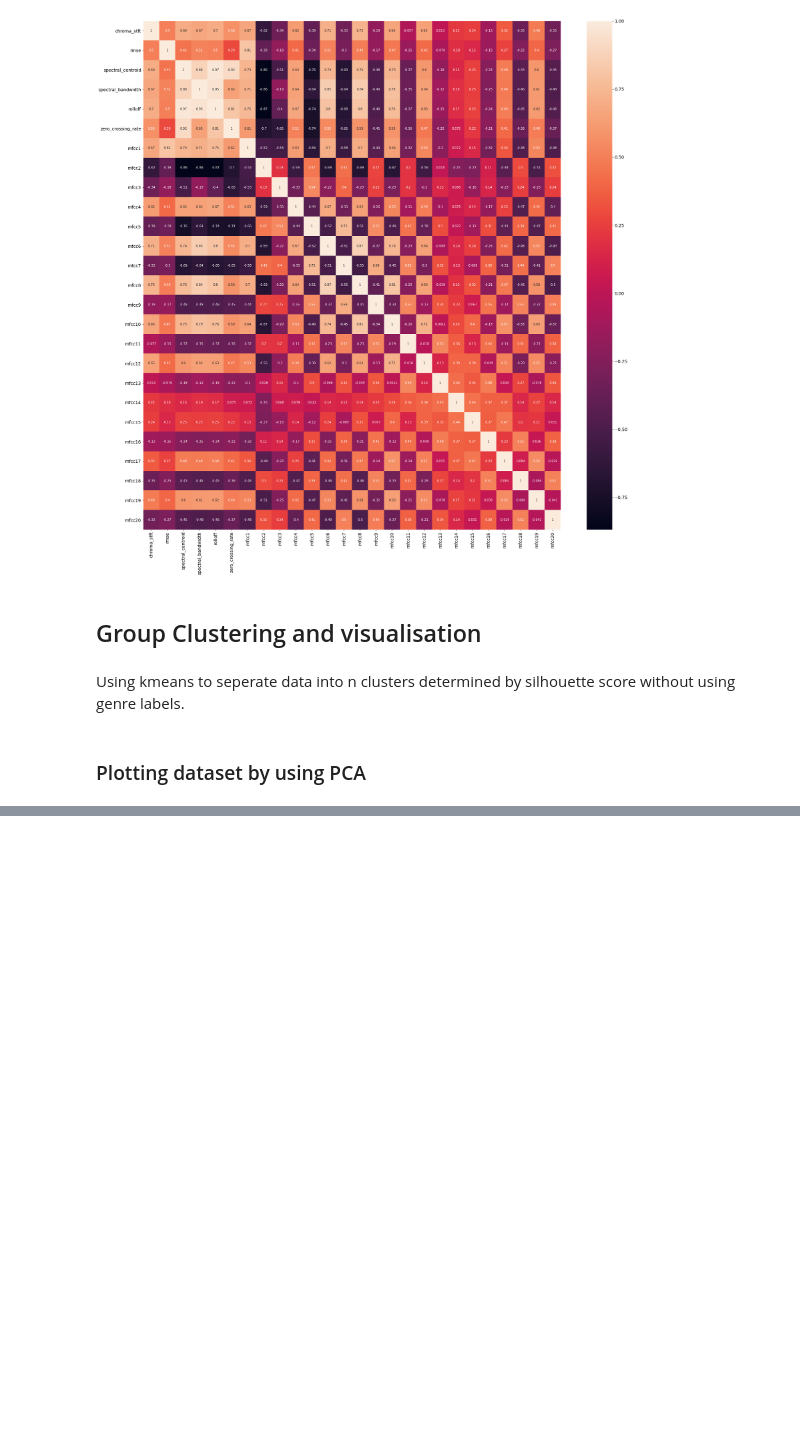
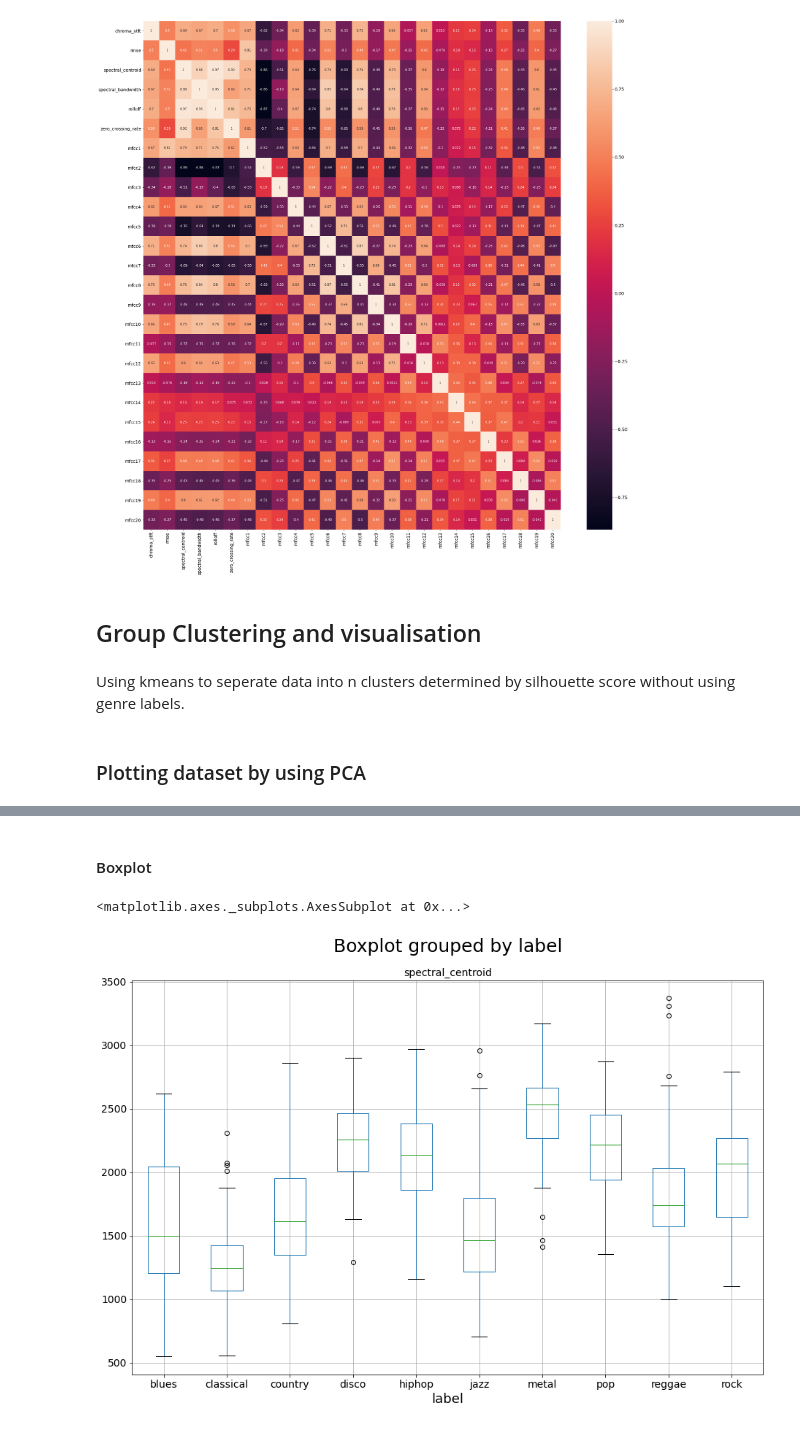
Before and after one commit to andbluedev/Music-Genre-Classification-Notebooks, a Jupyter notebook: Dataset_Analysis.ipynb, the cells around one changed output, grey strips where cells are left out. Cells and saved outputs as stored; diff of their text form; code cells hidden in the pictures; blank space fills up the shorter version.

```diff
--- a/Dataset_Analysis.ipynb
+++ b/Dataset_Analysis.ipynb
@@ -217,0 +180,11 @@ array([[<matplotlib.axes._subplots.AxesSubplot object at 0x...>,
+# %% [markdown]
+#### Boxplot
+# %%
+fig, ax = plt.subplots(figsize=(15,10))
+
+plt.suptitle("spectral_centroid boxplot by class", fontsize=30)
+
+df.boxplot(column=["spectral_centroid"], by='label', ax=ax)
+# %% [output]
+<matplotlib.axes._subplots.AxesSubplot at 0x...>
+[figure, added]
```
Also changed, not shown: parts of 35 cells of this notebook.
